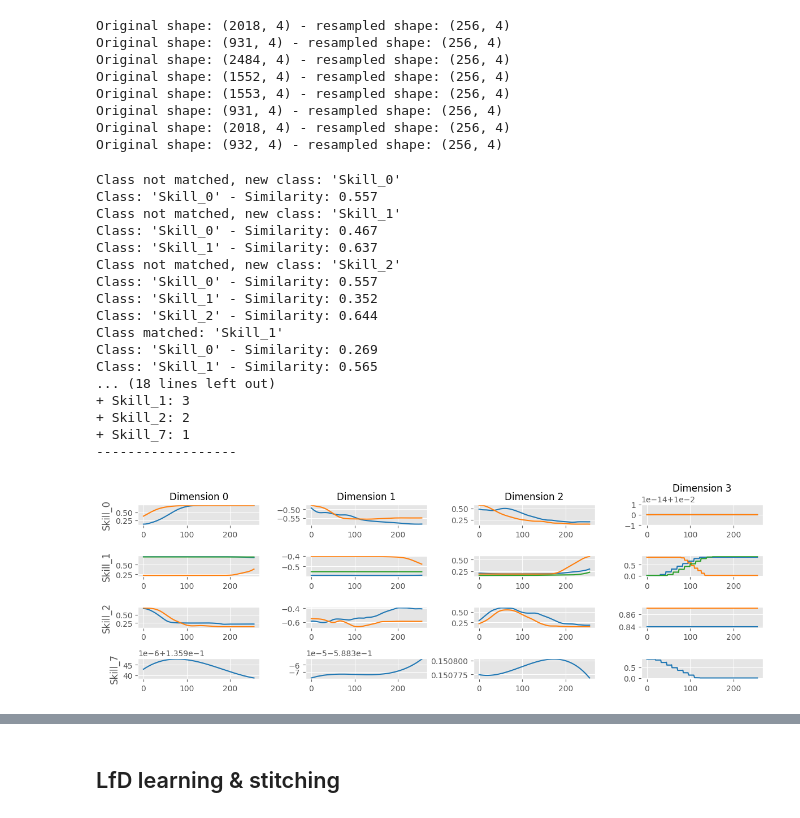
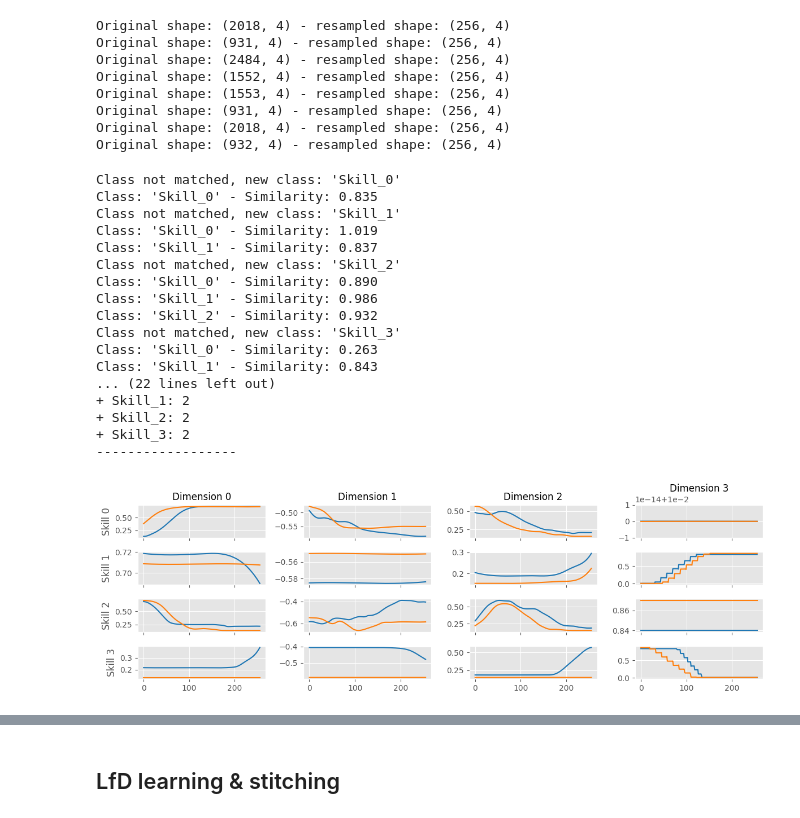
Before and after one commit to kir0ul/sdl, a Jupyter notebook: skills-segm-lib.ipynb, the cells around one changed output, grey strips where cells are left out. Drawn from its saved outputs; the diff is of its cells as text; code cells hidden in the pictures.

Commit message:
wip: build ground truth library of skills
+ add other sim metrics

```diff
--- a/skills-segm-lib.ipynb
+++ b/skills-segm-lib.ipynb
@@ -671,7 +675,8 @@ chg_pts_conv_ori
 # %% [output]
 array([ 4502,  6520,  7451,  9935, 11487, 13040, 13971, 15989, 16921])
 # %%
-similarity_threshold = 0.4
+similarity_threshold = 0.8
+# similarity_threshold = 0.2
 # %%
 # demos = []
 # for seg_i, seg_v in enumerate(chg_pts_all[:-1]):
@@ -728,33 +733,40 @@ Original shape: (1553, 4) - resampled shape: (256, 4)
 Original shape: (931, 4) - resampled shape: (256, 4)
 Original shape: (2018, 4) - resampled shape: (256, 4)
 Original shape: (932, 4) - resampled shape: (256, 4)
+# %%
+test_metric = distancia.Frechet().calculate
+# test_metric = PCA_metric
+# test_metric = SimilarityTs_metric
 # %%
 lib_path = Path("lib.h5")
 if lib_path.exists():
     lib_path.unlink()
-skills_lib = MP_Library(metric=COS_metric, threshold=similarity_threshold, debug=True)
+# skills_lib = MP_Library(metric=COS_metric, threshold=similarity_threshold, debug=True)
+# skills_lib = MP_Library(metric=SSE_metric, threshold=similarity_threshold, debug=True)
+skills_lib = MP_Library(metric=test_metric, threshold=similarity_threshold, debug=True)
+# skills_lib = MP_Library(metric=Pearson_metric, threshold=similarity_threshold, debug=True)
 for demo_i in demos:
     skills_lib.add_primitive(demo_i)
 skills_lib.display()
 skills_lib.plot_separate()
 skills_lib.save_h5(lib_path)
 # %% [output]
 Class not matched, new class: 'Skill_0'
-Class: 'Skill_0' - Similarity: 0.557
+Class: 'Skill_0' - Similarity: 0.835
 Class not matched, new class: 'Skill_1'
-Class: 'Skill_0' - Similarity: 0.467
-Class: 'Skill_1' - Similarity: 0.637
+Class: 'Skill_0' - Similarity: 1.019
+Class: 'Skill_1' - Similarity: 0.837
 Class not matched, new class: 'Skill_2'
-Class: 'Skill_0' - Similarity: 0.557
-Class: 'Skill_1' - Similarity: 0.352
-Class: 'Skill_2' - Similarity: 0.644
-Class matched: 'Skill_1'
-Class: 'Skill_0' - Similarity: 0.269
-Class: 'Skill_1' - Similarity: 0.565
-... (18 lines left out)
-+ Skill_1: 3
+Class: 'Skill_0' - Similarity: 0.890
+Class: 'Skill_1' - Similarity: 0.986
+Class: 'Skill_2' - Similarity: 0.932
+Class not matched, new class: 'Skill_3'
+Class: 'Skill_0' - Similarity: 0.263
+Class: 'Skill_1' - Similarity: 0.843
+... (22 lines left out)
++ Skill_1: 2
 + Skill_2: 2
-+ Skill_7: 1
++ Skill_3: 2
 ------------------
-[figure, old version]
+[figure, new version]
 # %%
```
Also changed, not shown: parts of 6 cells of this notebook, 4 other files.
